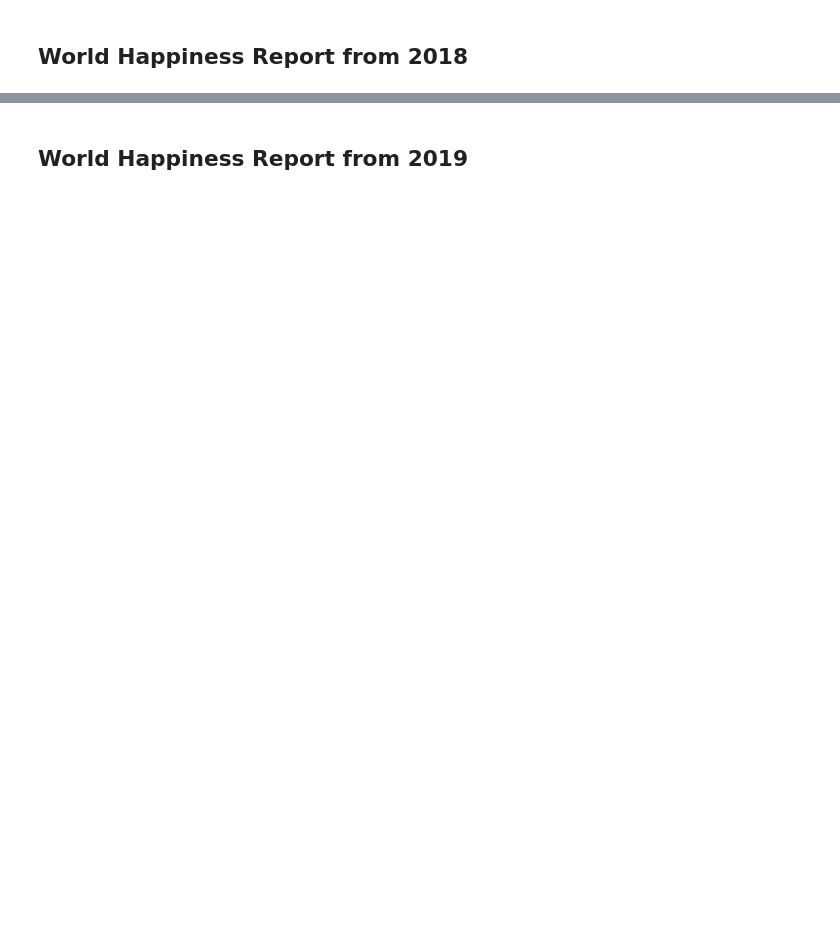
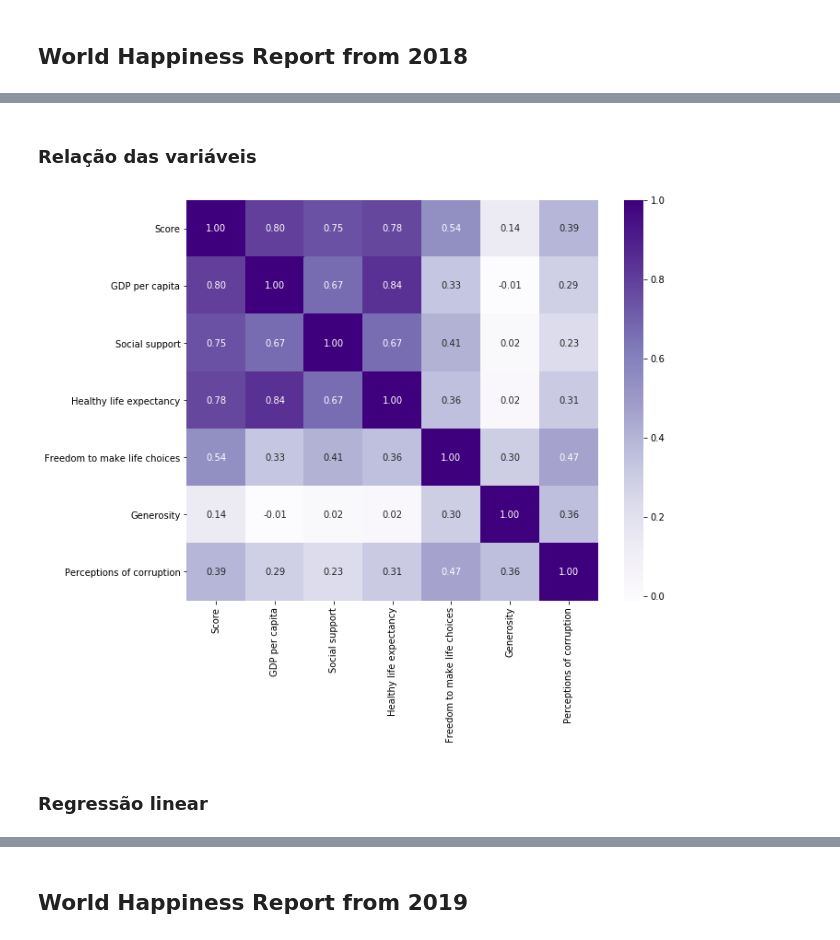
Before and after one commit to WebisD/DatasetAnalysisProject, a Jupyter notebook: main.ipynb, the cells around one changed output, grey strips where cells are left out. Drawn from its saved outputs; the diff is of its cells as text; code cells hidden in the pictures; blank space fills up the shorter version.

```diff
--- a/main.ipynb
+++ b/main.ipynb
@@ -101,0 +167,8 @@ Coeficiente de determinação R2: 0.7008240719570977
+# %% [markdown]
+### Relação das variáveis
+# %%
+data2018.VariableCorrelations()
+# %% [output]
+[figure, added]
+# %% [markdown]
+### Regressão linear
```
Also changed, not shown: parts of 22 cells of this notebook, 1 other file.
